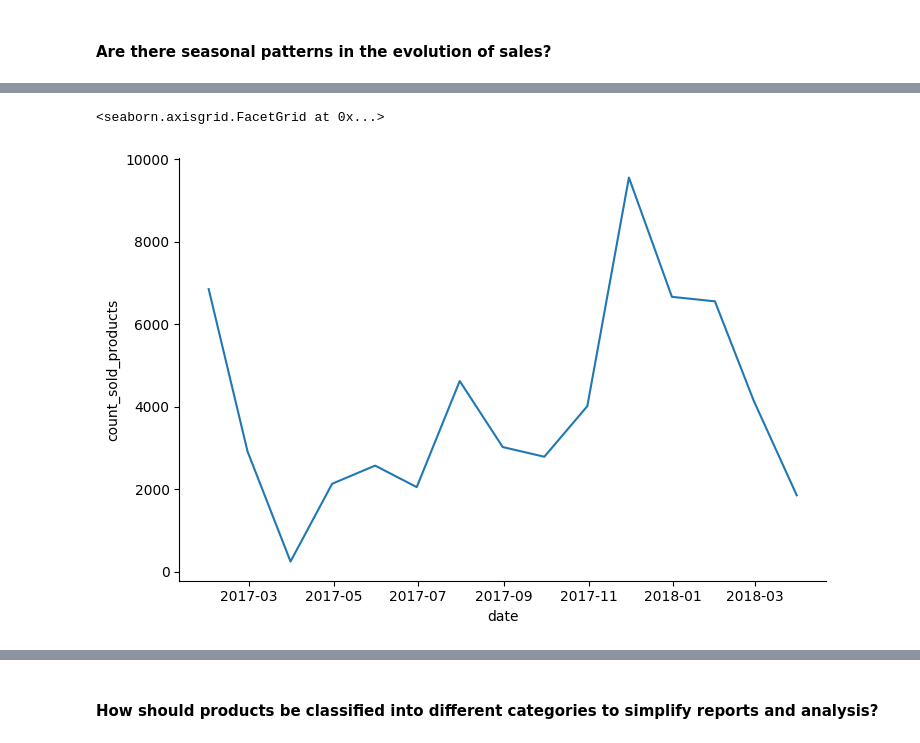
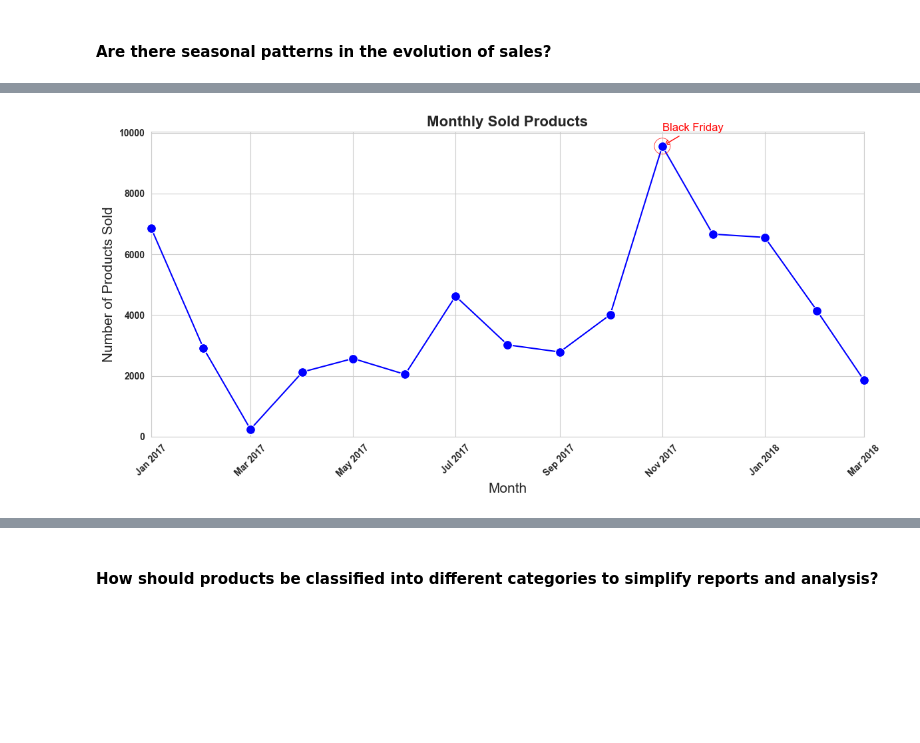
Before and after one commit to yazdan0101/ENIAC-discounts-strategy, a Jupyter notebook: notebooks/analysis.ipynb, the cells around one changed output, grey strips where cells are left out. Cells and saved outputs as stored; diff of their text form; code cells hidden in the pictures; blank space fills up the shorter version.

Commit message:
create monthly revenue/sold products linechart

```diff
--- a/notebooks/analysis.ipynb
+++ b/notebooks/analysis.ipynb
@@ -204,4 +205,4 @@ ol_p_df.loc[:,'year']=ol_p_df['date'].dt.year
 ol_p_df.loc[:,'month']=ol_p_df['date'].dt.month
 ol_p_df.loc[:,'weekday']=ol_p_df['date'].dt.weekday
 # %%
-month_by_sale=ol_p_df.resample('ME',on='date').agg(count_sold_products=('qty','sum'),total_revenue=('total_sale_price','sum'))
+month_by_sale=ol_p_df.resample('MS',on='date').agg(count_sold_products=('qty','sum'),total_revenue=('total_sale_price','sum'))
@@ -228,13 +229,63 @@ month_by_sale
 # %%
-sns.relplot(
-    kind='line',
+plt.figure(figsize=(12, 6))
+sns.set_style('whitegrid')
+
+# Plot the line (no markers)
+ax=sns.lineplot(
     data=month_by_sale,
     x='date',
     y='count_sold_products',
-    height=5,
-    aspect=1.5,
+    color='blue',
 )
+
+# Plot the markers separately
+sns.scatterplot(
+    data=month_by_sale,
+    x='date',
+    y='count_sold_products',
+    color='blue',   # Marker color
+    s=100,         # Marker size
+    zorder=10,      # Draw on top of the line
+    clip_on=False
+)
+
+# Find the max row in your DataFrame
+max_row = month_by_sale.loc[month_by_sale['count_sold_products'].idxmax()]
+max_date = max_row.name  # index should be datetime (after resample)
+max_value = max_row['count_sold_products']
+# Plot the circle around the max point
+plt.scatter(
+    [max_date], [max_value],
+    s=300,           # Bigger size for the outer circle
+    facecolors='none',
+    edgecolors='red',
+    linewidths= .5,
+    zorder=10
+)
+
+# Annotate the point
+plt.annotate(
+    'Black Friday',
+    xy=(max_date, max_value),
+    xytext=(max_date, max_value + 500),  # Adjust label position above point
+    arrowprops=dict(arrowstyle='->', color='red'),
+    fontsize=12,
+    color='red',
+    ha='left'
+)
+
+# Axis formatting
+
+ax.xaxis.set_major_formatter(mdates.DateFormatter('%b %Y'))
+plt.title("Monthly Sold Products", fontsize=16,fontweight='bold')
+plt.xlabel("Month",fontsize=15)
+plt.ylabel("Number of Products Sold",fontsize=15)
+plt.xticks(rotation=45,fontweight='bold')
+plt.yticks(fontweight='bold')
+plt.xlim(pd.to_datetime('2017-01-01'), pd.to_datetime('2018-03-01'))
+plt.ylim(bottom=0)
+plt.tight_layout()
+plt.savefig('/Users/yazdan/Desktop/plots/sold_products_by_month.png', dpi=300, bbox_inches='tight')
 # %% [output]
-<seaborn.axisgrid.FacetGrid at 0x...>
-[figure, old version]
+[figure, new version]
 # %%
```
Also changed, not shown: parts of 5 cells of this notebook.
